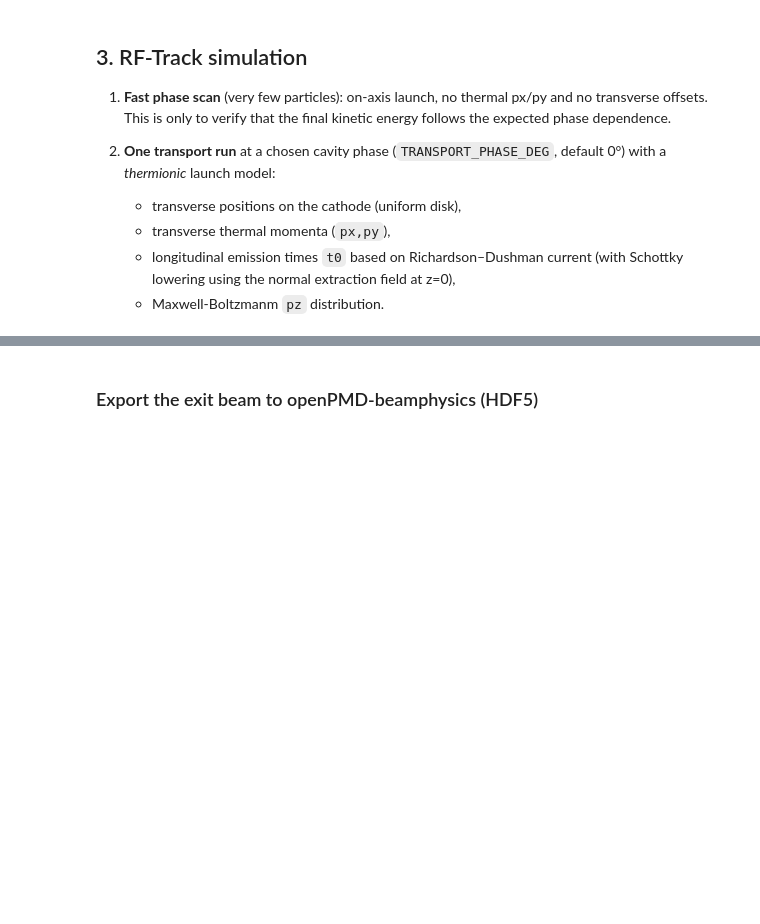
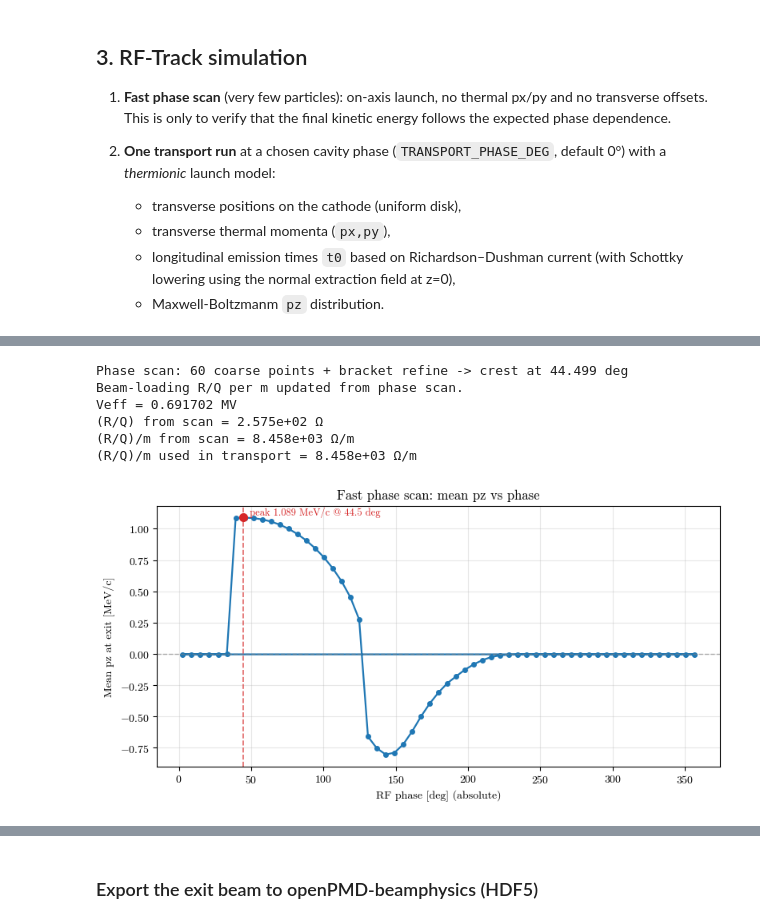
Before and after one commit to Ioniels/RF-TRACK_UH_ThermionicRFgun, a Jupyter notebook: UH_gun_tracking_demo.ipynb, the cells around one changed output, grey strips where cells are left out. Drawn from its saved outputs; the diff is of its cells as text; code cells hidden in the pictures; blank space fills up the shorter version.

```diff
--- a/UH_gun_tracking_demo.ipynb
+++ b/UH_gun_tracking_demo.ipynb
@@ -582,7 +702,7 @@ vol_params = rg.VolumeBuildParams(
     hz_m=DZ_UM * 1e-6,
     dt_mm=PHASE_SCAN_DT_MM,
     ode_algorithm="rk2",
-    aperture_m=R_MAX_M,
+    aperture_delta_mm=DELTA_CATHODE_CHAMFER_MM,
     sc_enabled=SC_ENABLED,
     sc_dt_mm=SC_DT_MM,
     emission_nsteps=EMISSION_NSTEPS,
@@ -642,3 +762,4 @@ with rg.capture_figures(
     data={"phi_abs_deg": phi_abs, "pz_mean_MeV_c": pz_mean},
 ):
     rg.phase_plot(phi_abs, pz_mean)
+# %% [output]
@@ -645,3 +783,10 @@ with rg.capture_figures(
+Phase scan: 60 coarse points + bracket refine -> crest at 44.499 deg
+Beam-loading R/Q per m updated from phase scan.
+Veff = 0.691702 MV
+(R/Q) from scan = 2.575e+02 Ω
+(R/Q)/m from scan = 8.458e+03 Ω/m
+(R/Q)/m used in transport = 8.458e+03 Ω/m
+[figure, added]
 # %%
 # Thermionic transport run with screens for diagnostics
 CATHODE_RADIUS_MM = float(R_CATHODE_MM) / float(EMISSION_SCALE)
```
Also changed, not shown: parts of 25 cells of this notebook, 18 other files.
